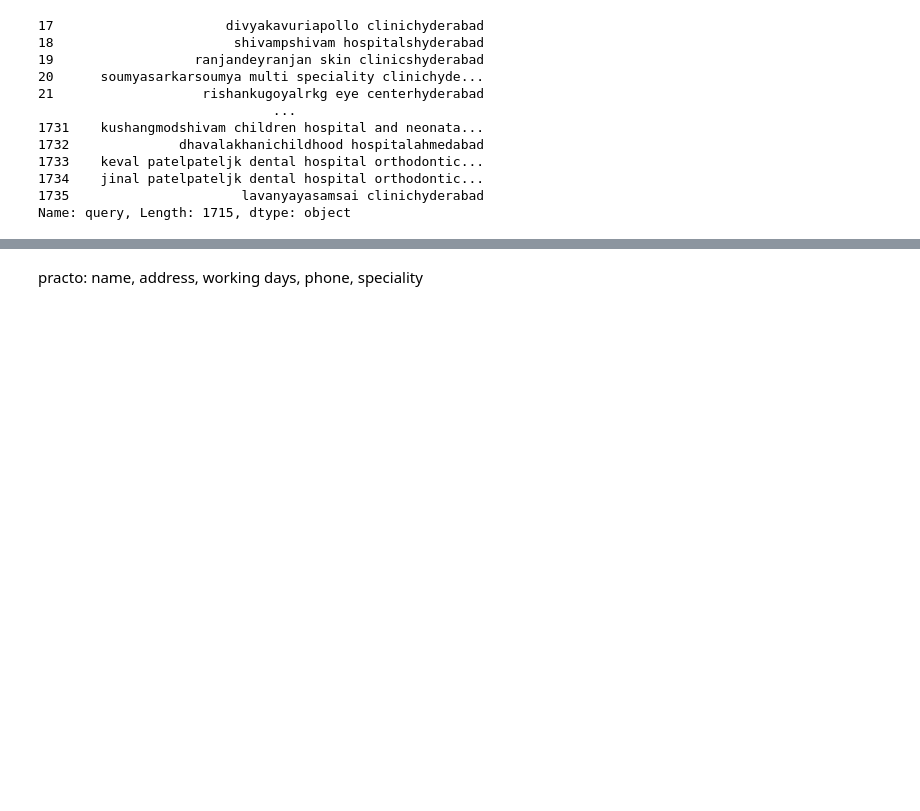
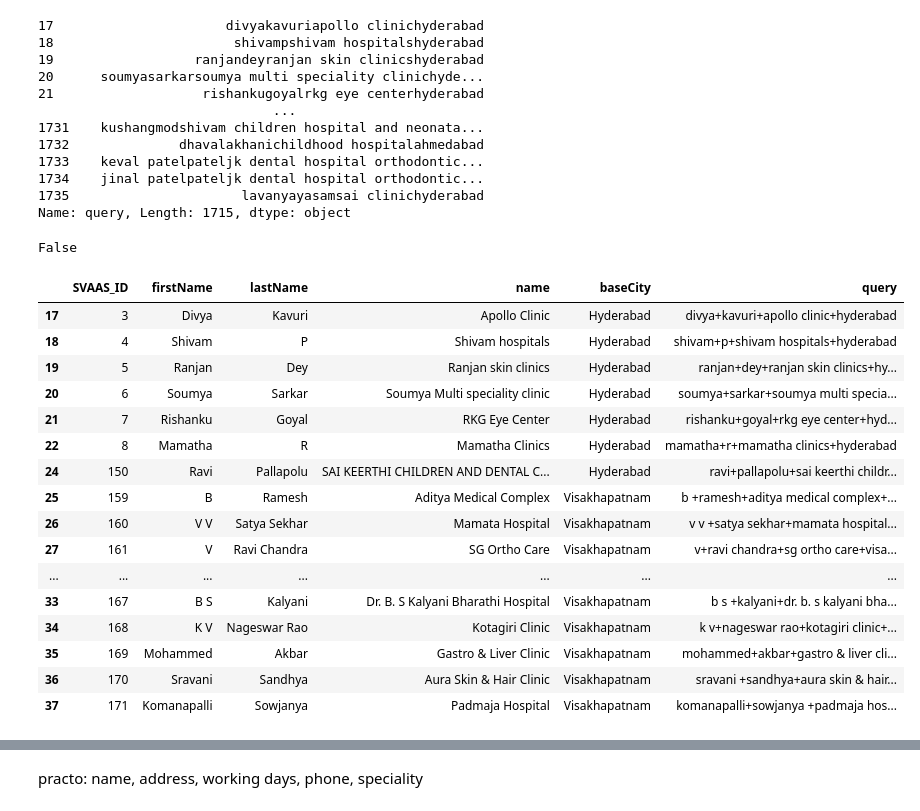
Before and after one commit to Akshay594/THB-Google-Reviews, a Jupyter notebook: Practo.ipynb, the cells around one changed output, grey strips where cells are left out. Saved outputs shown, nothing was run; the diff lists cells and outputs as text; code cells hidden in the pictures; blank space fills up the shorter version.

```diff
--- a/Practo.ipynb
+++ b/Practo.ipynb
@@ -226,6 +226,10 @@ df_not_missing['query'].apply(lambda x:ps.remove_special_chars(x))
 1734    jinal patelpateljk dental hospital orthodontic...
 1735                      lavanyayasamsai clinichyderabad
 Name: query, Length: 1715, dtype: object
+# %%
+set(["doctor"]).issubset(set(list(map(str.lower, link.split("/")))))
+# %% [output]
+False
 # %%
 from bs4 import BeautifulSoup
 import urllib.request
@@ -361,4 +339,24 @@ def extractReviews(df_not_missing):
     return final_df
+# %%
+df_not_missing[:20]
+# %% [output]
+|  | SVAAS_ID | firstName | lastName | name | baseCity | query |
+| 17 | 3 | Divya | Kavuri | Apollo Clinic | Hyderabad | divya+kavuri+apollo clinic+hyderabad |
+| 18 | 4 | Shivam | P | Shivam hospitals | Hyderabad | shivam+p+shivam hospitals+hyderabad |
+| 19 | 5 | Ranjan | Dey | Ranjan skin clinics | Hyderabad | ranjan+dey+ranjan skin clinics+hy... |
+| 20 | 6 | Soumya | Sarkar | Soumya Multi speciality clinic | Hyderabad | soumya+sarkar+soumya multi specia... |
+| 21 | 7 | Rishanku | Goyal | RKG Eye Center | Hyderabad | rishanku+goyal+rkg eye center+hyd... |
+| 22 | 8 | Mamatha | R | Mamatha Clinics | Hyderabad | mamatha+r+mamatha clinics+hyderabad |
+| 24 | 150 | Ravi | Pallapolu | SAI KEERTHI CHILDREN AND DENTAL C... | Hyderabad | ravi+pallapolu+sai keerthi childr... |
+| 25 | 159 | B | Ramesh | Aditya Medical Complex | Visakhapatnam | b +ramesh+aditya medical complex+... |
+| 26 | 160 | V V | Satya Sekhar | Mamata Hospital | Visakhapatnam | v v +satya sekhar+mamata hospital... |
+| 27 | 161 | V | Ravi Chandra | SG Ortho Care | Visakhapatnam | v+ravi chandra+sg ortho care+visa... |
+| ... | ... | ... | ... | ... | ... | ... |
+| 33 | 167 | B S | Kalyani | Dr. B. S Kalyani Bharathi Hospital | Visakhapatnam | b s +kalyani+dr. b. s kalyani bha... |
+| 34 | 168 | K V | Nageswar Rao | Kotagiri Clinic | Visakhapatnam | k v+nageswar rao+kotagiri clinic+... |
+| 35 | 169 | Mohammed | Akbar | Gastro & Liver Clinic | Visakhapatnam | mohammed+akbar+gastro & liver cli... |
+| 36 | 170 | Sravani | Sandhya | Aura Skin & Hair Clinic | Visakhapatnam | sravani +sandhya+aura skin & hair... |
+| 37 | 171 | Komanapalli | Sowjanya | Padmaja Hospital | Visakhapatnam | komanapalli+sowjanya +padmaja hos... |
 # %%
 final_df = extractReviews(df_not_missing)
 # %% [output]
```
Also changed, not shown: parts of 7 cells of this notebook.
